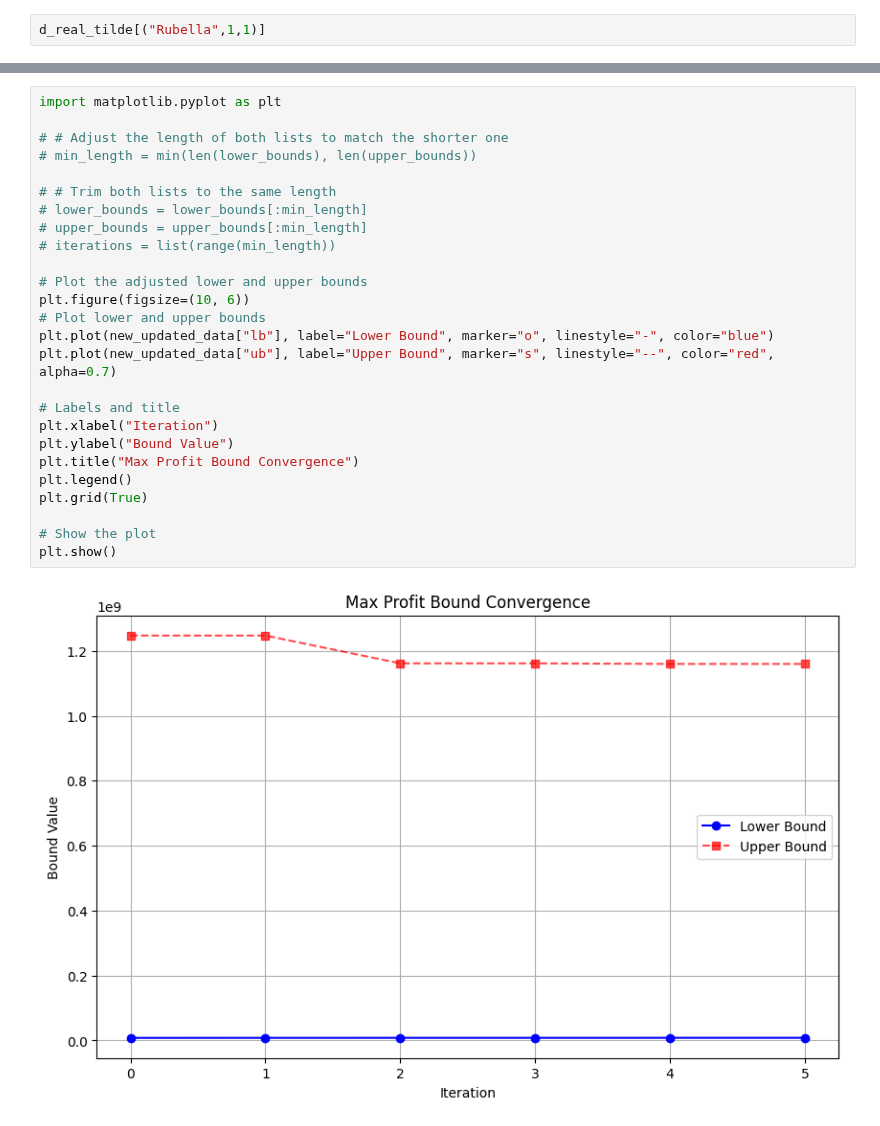
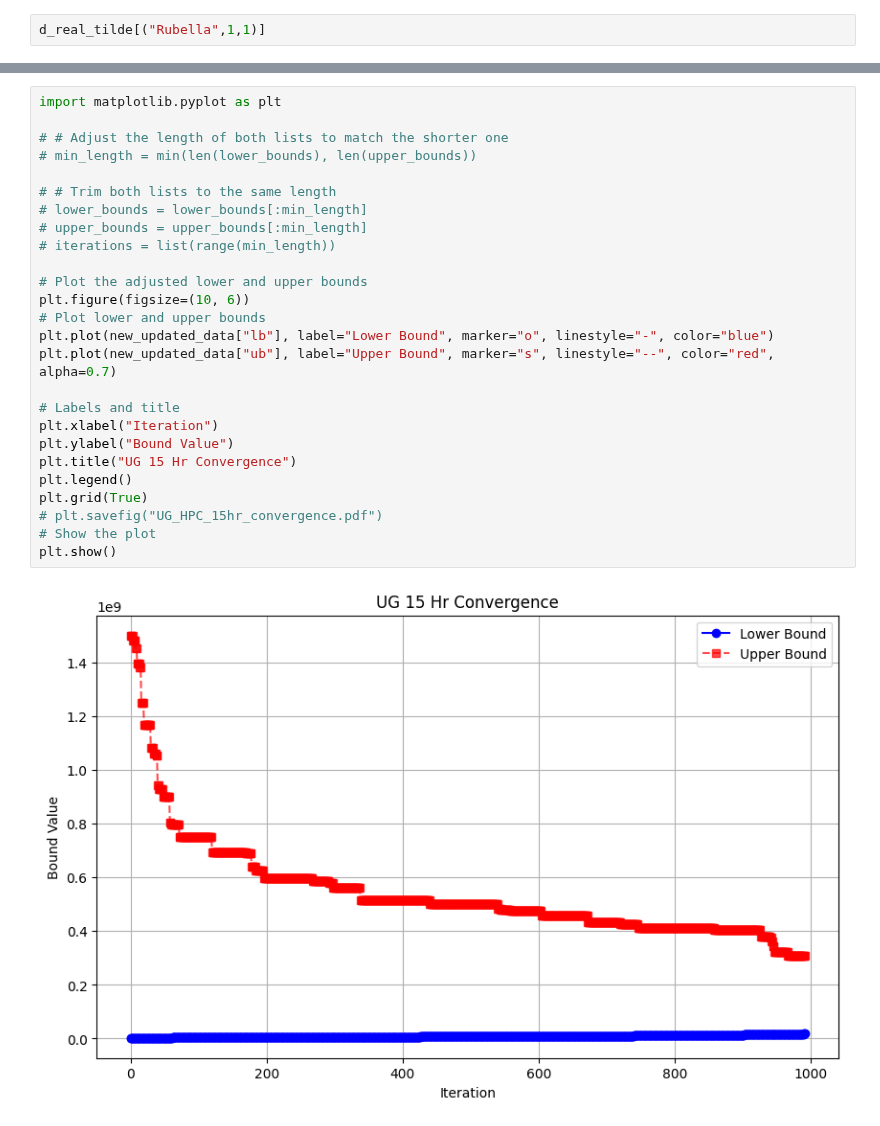
Before and after one commit to nuhorchak/Vaccine_Tender, a Jupyter notebook: L-shaped/Final_codes/test_NB.ipynb, the cells around one changed output, grey strips where cells are left out. Saved outputs shown, nothing was run; the diff lists cells and outputs as text.

```diff
--- a/L-shaped/Final_codes/test_NB.ipynb
+++ b/L-shaped/Final_codes/test_NB.ipynb
@@ -72,28 +72,28 @@ new_updated_data = {"lb":[7.962538472074421e6,8.027021213867753e6,8.056740956536
 # %%
 import matplotlib.pyplot as plt
 
 # # Adjust the length of both lists to match the shorter one
 # min_length = min(len(lower_bounds), len(upper_bounds))
 
 # # Trim both lists to the same length
 # lower_bounds = lower_bounds[:min_length]
 # upper_bounds = upper_bounds[:min_length]
 # iterations = list(range(min_length))
 
 # Plot the adjusted lower and upper bounds
 plt.figure(figsize=(10, 6))
 # Plot lower and upper bounds
 plt.plot(new_updated_data["lb"], label="Lower Bound", marker="o", linestyle="-", color="blue")
 plt.plot(new_updated_data["ub"], label="Upper Bound", marker="s", linestyle="--", color="red", alpha=0.7)
 
 # Labels and title
 plt.xlabel("Iteration")
 plt.ylabel("Bound Value")
-plt.title("Max Profit Bound Convergence")
+plt.title("UG 15 Hr Convergence")
 plt.legend()
 plt.grid(True)
-
+# plt.savefig("UG_HPC_15hr_convergence.pdf")
 # Show the plot
 plt.show()
 # %% [output]
-[figure, old version]
+[figure, new version]
```
Also changed, not shown: parts of 4 cells of this notebook, 6 other files.
